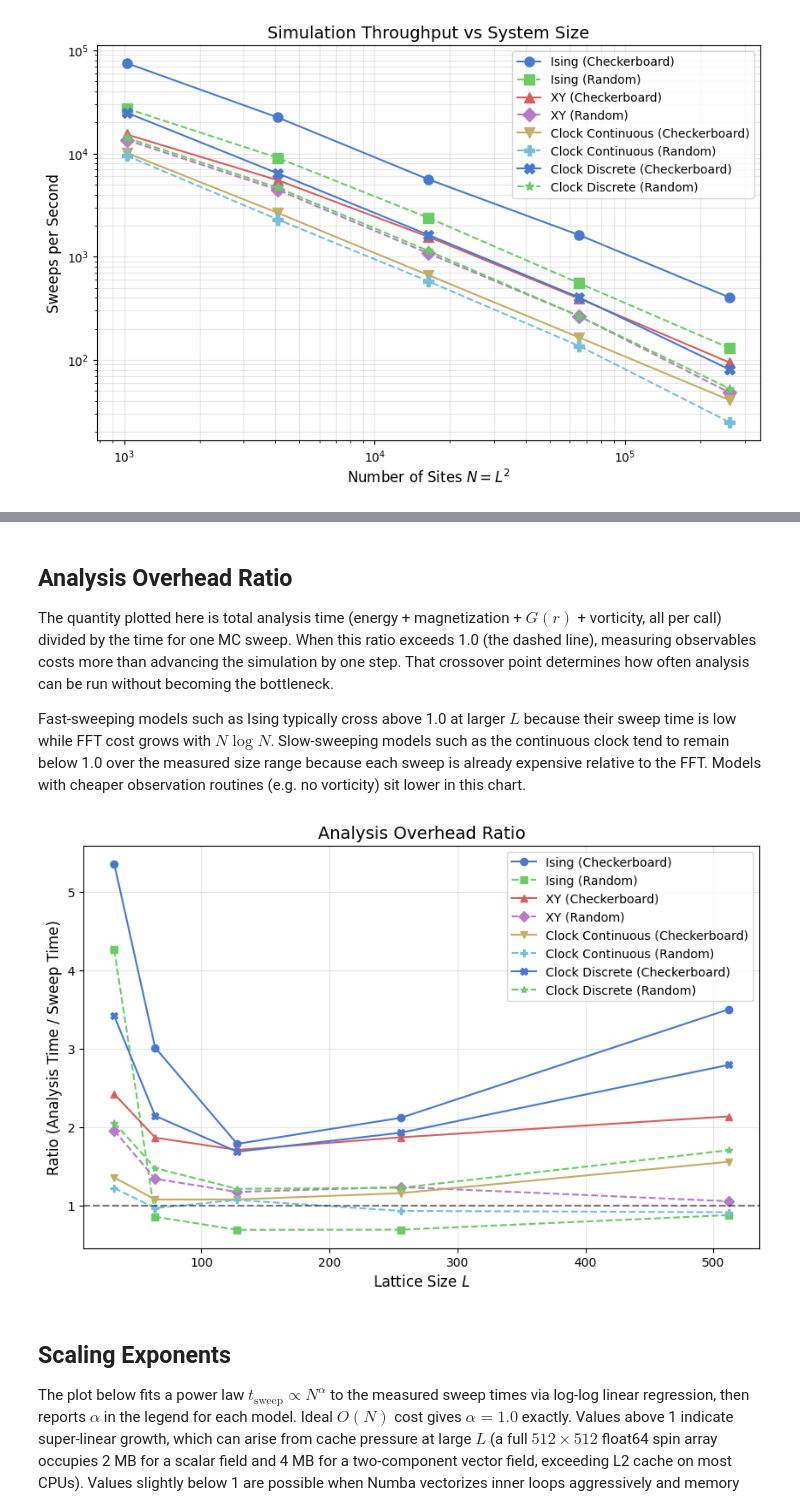
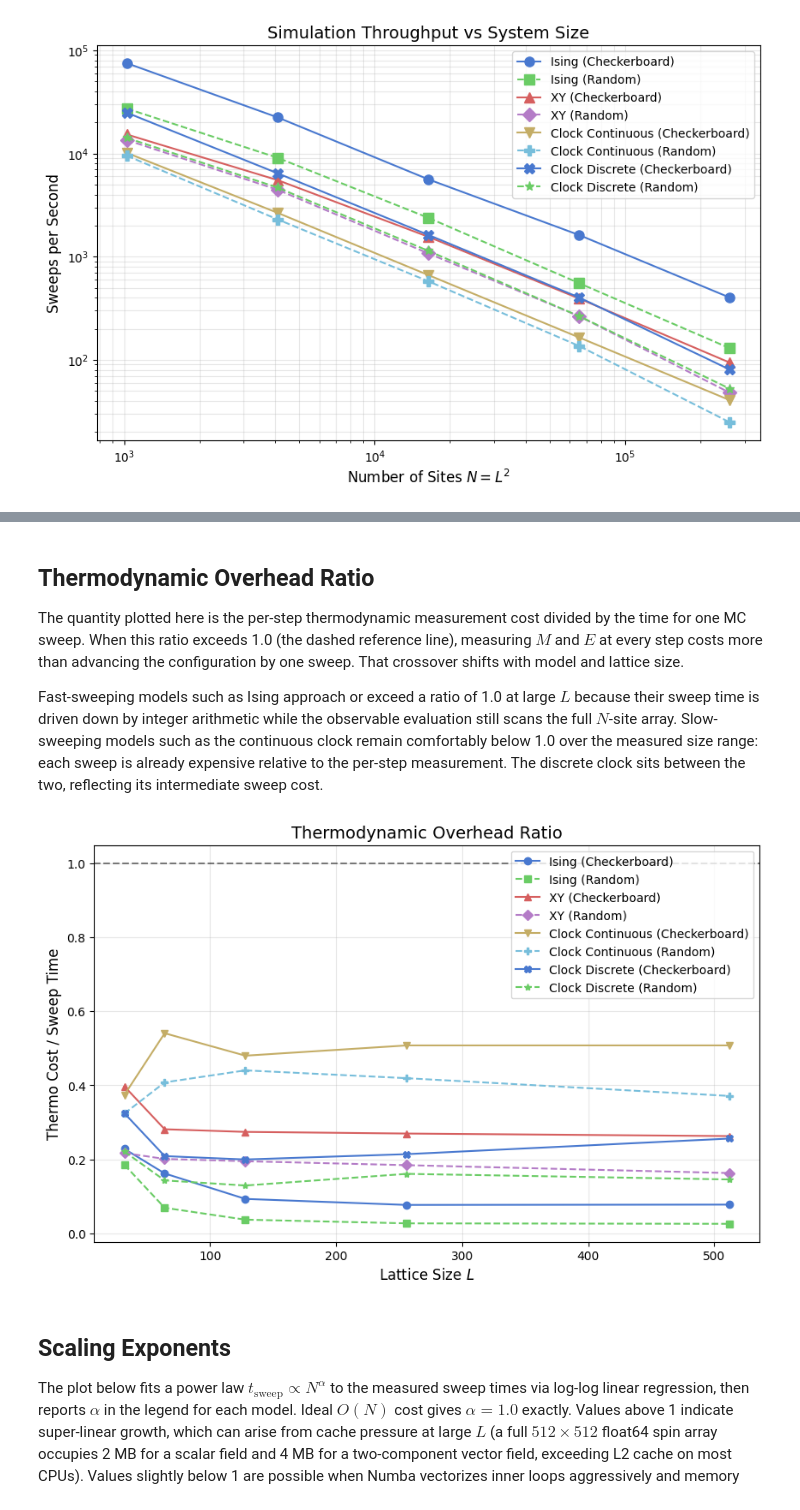
Before and after one commit to manganite/VibeSpin, a Jupyter notebook: Performance_Benchmarks.ipynb, the cells around one changed output, grey strips where cells are left out. Cells and saved outputs as stored; diff of their text form; code cells hidden in the pictures.

```diff
--- a/Performance_Benchmarks.ipynb
+++ b/Performance_Benchmarks.ipynb
@@ -225,0 +167,19 @@ plt.show()
+# %%
+plt.figure(figsize=(10, 6))
+
+for name in results:
+    L_vals = sorted(results[name].keys())
+    N_vals = [L*L for L in L_vals]
+    thermo_vals = [results[name][L]['thermo_ms'] for L in L_vals]
+    plt.loglog(
+        N_vals, thermo_vals,
+        marker=MODEL_MARKERS[name], linestyle=MODEL_LS[name], color=MODEL_COLORS[name],
+        label=name,
+    )
+
+plt.title('Per-Step Thermodynamic Measurement Cost (M + E)', fontsize=14)
+plt.xlabel('Number of Sites $N = L^2$', fontsize=12)
+plt.ylabel('Time per call (ms)', fontsize=12)
+plt.grid(True, which='both', alpha=0.3)
+plt.legend()
+plt.show()
@@ -226,35 +188,34 @@ plt.show()
 # %% [markdown]
-## Analysis Overhead Ratio
+## Thermodynamic Overhead Ratio
 
-The quantity plotted here is total analysis time (energy + magnetization + $G(r)$ + vorticity, all per call) divided by the time for one MC sweep. When this ratio exceeds 1.0 (the dashed line), measuring observables costs more than advancing the simulation by one step. That crossover point determines how often analysis can be run without becoming the bottleneck.
+The quantity plotted here is the per-step thermodynamic measurement cost divided by the time for one MC sweep. When this ratio exceeds 1.0 (the dashed reference line), measuring $M$ and $E$ at every step costs more than advancing the configuration by one sweep. That crossover shifts with model and lattice size.
 
-Fast-sweeping models such as Ising typically cross above 1.0 at larger $L$ because their sweep time is low while FFT cost grows with $N \log N$. Slow-sweeping models such as the continuous clock tend to remain below 1.0 over the measured size range because each sweep is already expensive relative to the FFT. Models with cheaper observation routines (e.g. no vorticity) sit lower in this chart.
+Fast-sweeping models such as Ising approach or exceed a ratio of 1.0 at large $L$ because their sweep time is driven down by integer arithmetic while the observable evaluation still scans the full $N$-site array. Slow-sweeping models such as the continuous clock remain comfortably below 1.0 over the measured size range: each sweep is already expensive relative to the per-step measurement. The discrete clock sits between the two, reflecting its intermediate sweep cost.
 # %%
 plt.figure(figsize=(10, 6))
 for name in results:
     L_vals = sorted(results[name].keys())
     ratios = []
     for L in L_vals:
         m = results[name][L]
         sweep_ms = (1.0 / m['sps']) * 1000
-        total_analysis_ms = m['thermo_ms'] + m['corr_ms'] + m['vort_ms']
-        ratios.append(total_analysis_ms / sweep_ms)
+        ratios.append(m['thermo_ms'] / sweep_ms)
 
     plt.plot(
         L_vals, ratios,
         marker=MODEL_MARKERS[name], linestyle=MODEL_LS[name], color=MODEL_COLORS[name],
         label=name,
     )
 
-plt.title('Analysis Overhead Ratio', fontsize=14)
+plt.title('Thermodynamic Overhead Ratio', fontsize=14)
 plt.xlabel('Lattice Size $L$', fontsize=12)
-plt.ylabel('Ratio (Analysis Time / Sweep Time)', fontsize=12)
+plt.ylabel('Thermo Cost / Sweep Time', fontsize=12)
 plt.axhline(1.0, color='black', linestyle='--', alpha=0.5)
 plt.grid(True, alpha=0.3)
 plt.legend()
 plt.show()
 # %% [output]
-[figure, old version]
+[figure, new version]
 # %% [markdown]
 ## Scaling Exponents
 
```
Also changed, not shown: parts of 14 cells of this notebook.
